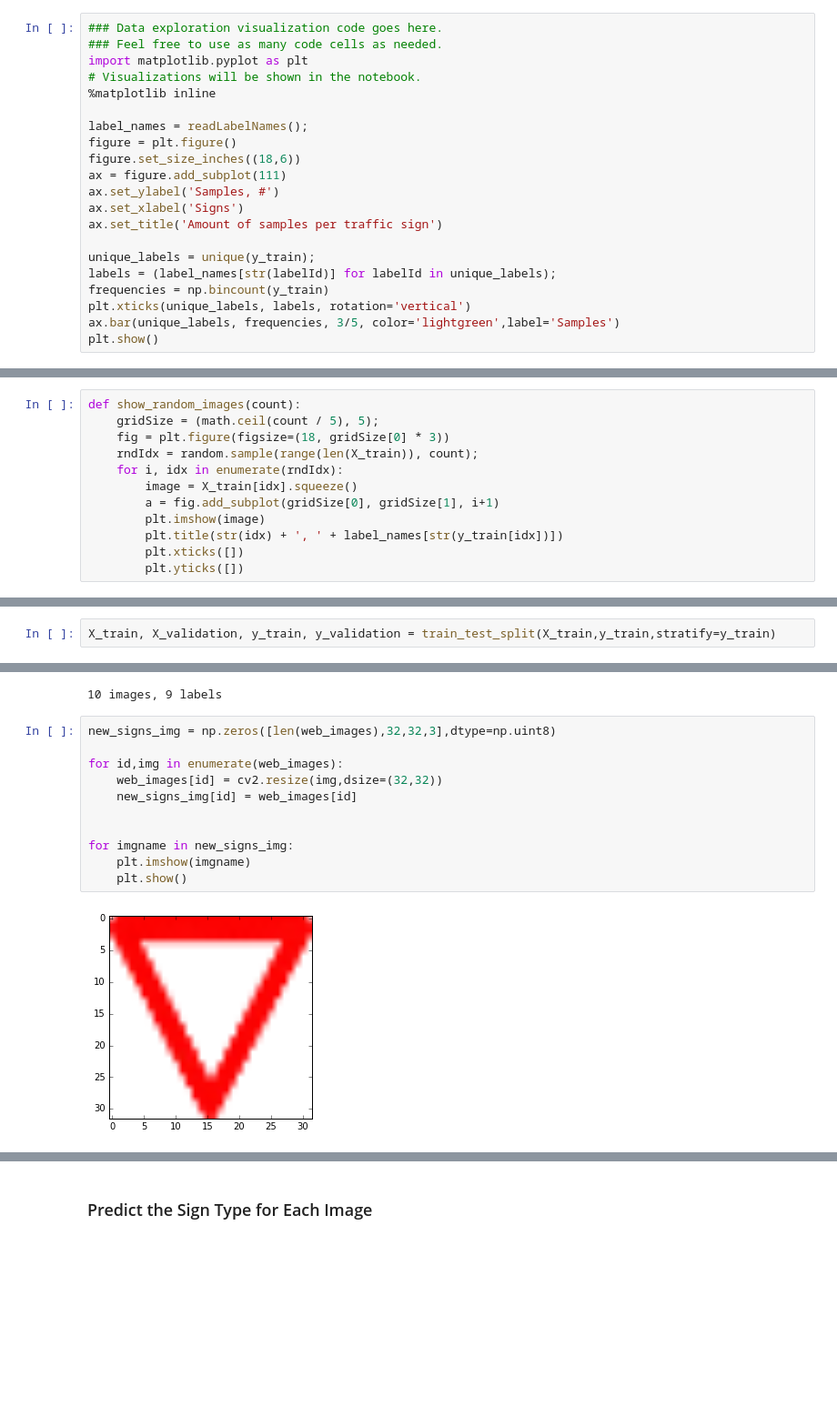
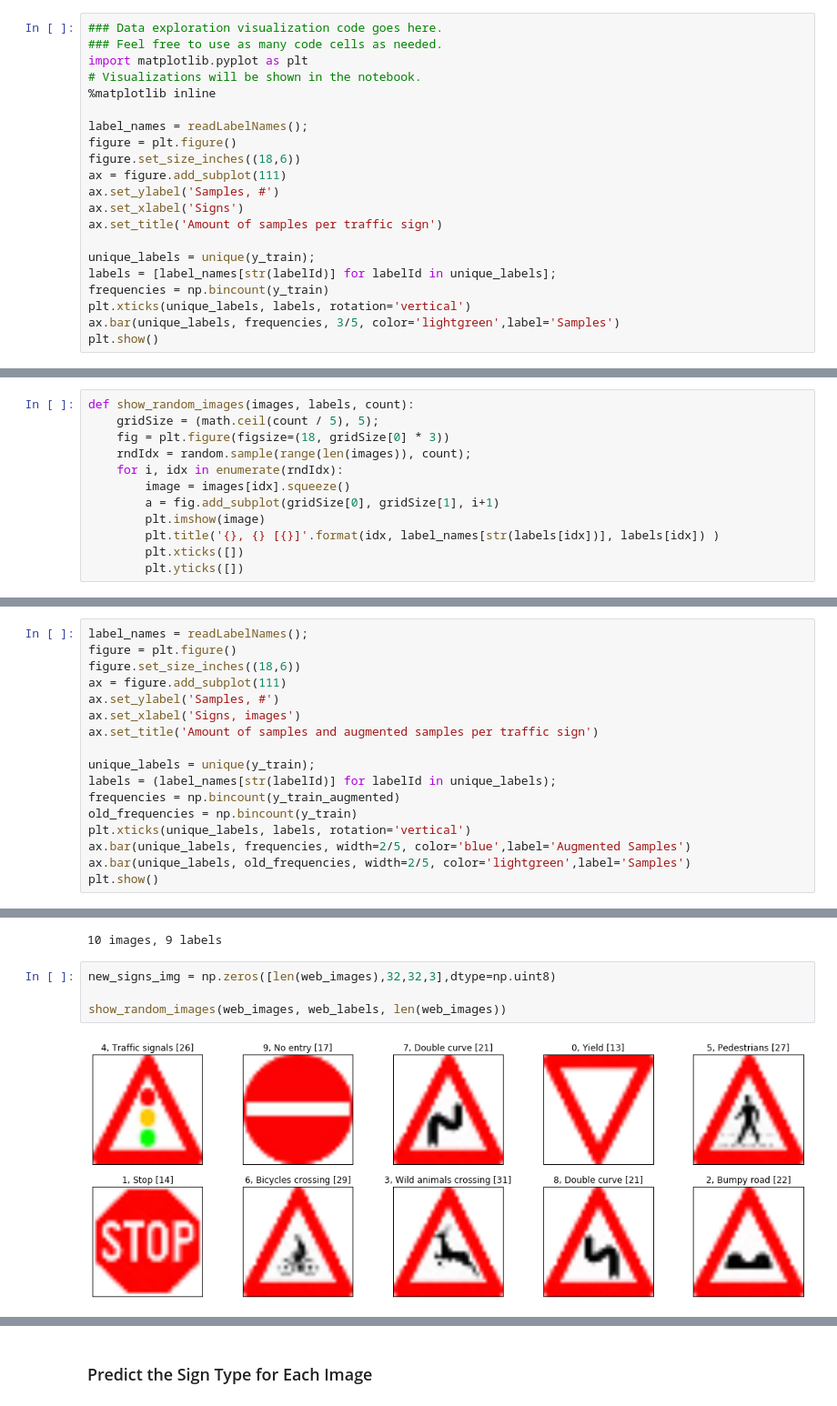
Before and after one commit to Grety/CarND-Traffic-Sign-Classifier-Project, a Jupyter notebook: Traffic_Sign_Classifier.ipynb, the cells around one changed output, grey strips where cells are left out. Shown at 91% size. Drawn from its saved outputs; the diff is of its cells as text; blank space fills up the shorter version.

```diff
--- a/Traffic_Sign_Classifier.ipynb
+++ b/Traffic_Sign_Classifier.ipynb
@@ -139,7 +141,7 @@ ax.set_xlabel('Signs')
 ax.set_title('Amount of samples per traffic sign')
 
 unique_labels = unique(y_train);
-labels = (label_names[str(labelId)] for labelId in unique_labels);
+labels = [label_names[str(labelId)] for labelId in unique_labels];
 frequencies = np.bincount(y_train)
 plt.xticks(unique_labels, labels, rotation='vertical')
 ax.bar(unique_labels, frequencies, 3/5, color='lightgreen',label='Samples')
@@ -147,15 +149,15 @@ plt.show()
 # %% [output]
 [figure]
 # %%
-def show_random_images(count):
+def show_random_images(images, labels, count):
     gridSize = (math.ceil(count / 5), 5);
     fig = plt.figure(figsize=(18, gridSize[0] * 3))
-    rndIdx = random.sample(range(len(X_train)), count);
+    rndIdx = random.sample(range(len(images)), count);
     for i, idx in enumerate(rndIdx):
-        image = X_train[idx].squeeze()
+        image = images[idx].squeeze()
         a = fig.add_subplot(gridSize[0], gridSize[1], i+1)
         plt.imshow(image)
-        plt.title(str(idx) + ', ' + label_names[str(y_train[idx])])
+        plt.title('{}, {} [{}]'.format(idx, label_names[str(labels[idx])], labels[idx]) )
         plt.xticks([])
         plt.yticks([])
 # %%
@@ -189,5 +191,3 @@ Minimally, the image data should be normalized so that the data has mean zero an
 Other pre-processing steps are optional. You can try different techniques to see if it improves performance.
 
 Use the code cell (or multiple code cells, if necessary) to implement the first step of your project.
-# %%
-X_train, X_validation, y_train, y_validation = train_test_split(X_train,y_train,stratify=y_train)
@@ -221,0 +243,17 @@ Additional Data Generated!
+# %%
+label_names = readLabelNames();
+figure = plt.figure()
+figure.set_size_inches((18,6))
+ax = figure.add_subplot(111)
+ax.set_ylabel('Samples, #')
+ax.set_xlabel('Signs, images')
+ax.set_title('Amount of samples and augmented samples per traffic sign')
+
+unique_labels = unique(y_train);
+labels = (label_names[str(labelId)] for labelId in unique_labels);
+frequencies = np.bincount(y_train_augmented)
+old_frequencies = np.bincount(y_train)
+plt.xticks(unique_labels, labels, rotation='vertical')
+ax.bar(unique_labels, frequencies, width=2/5, color='blue',label='Augmented Samples')
+ax.bar(unique_labels, old_frequencies, width=2/5, color='lightgreen',label='Samples')
+plt.show()
@@ -511,13 +663,6 @@ print(len(web_images), 'images,', len(unique(web_labels)), 'labels')
 # %%
 new_signs_img = np.zeros([len(web_images),32,32,3],dtype=np.uint8)
 
-for id,img in enumerate(web_images):
-    web_images[id] = cv2.resize(img,dsize=(32,32))
-    new_signs_img[id] = web_images[id]
-
-
-for imgname in new_signs_img:
-    plt.imshow(imgname)
-    plt.show()
+show_random_images(web_images, web_labels, len(web_images))
 # %% [output]
-[figure, old version]
+[figure, new version]
```
Also changed, not shown: parts of 29 cells of this notebook.
